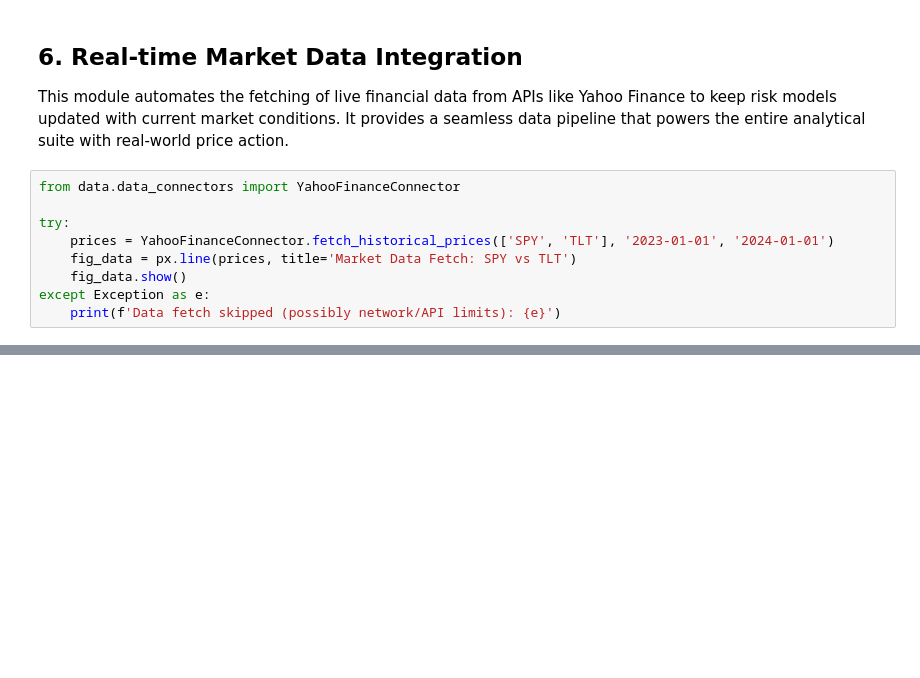
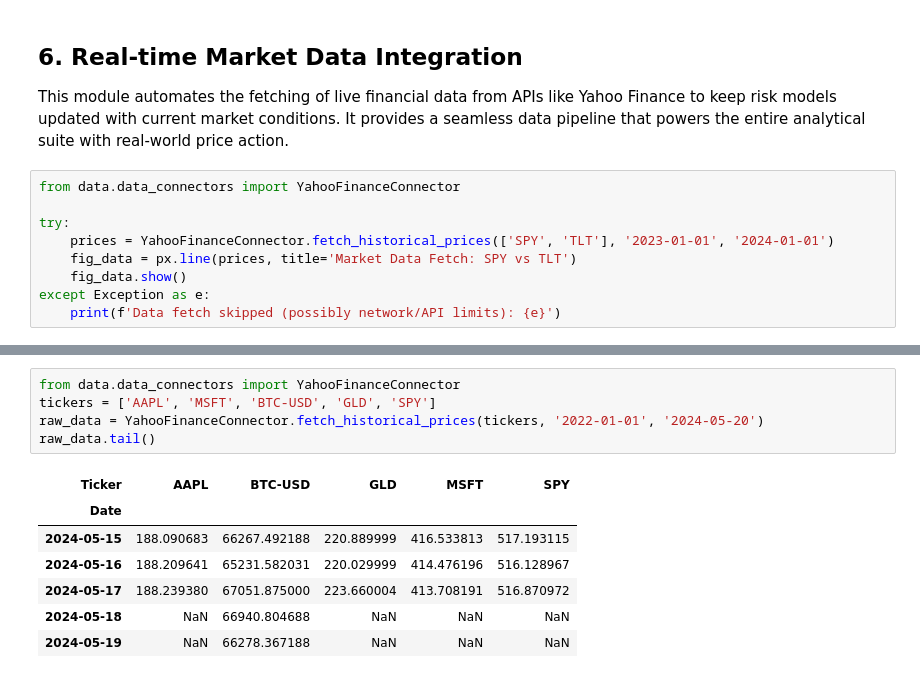
Before and after one commit to thompgt/quant-risk-core, a Jupyter notebook: risk_analysis_visuals.ipynb, the cells around one changed output, grey strips where cells are left out. Saved outputs shown, nothing was run; the diff lists cells and outputs as text; blank space fills up the shorter version.

```diff
--- a/risk_analysis_visuals.ipynb
+++ b/risk_analysis_visuals.ipynb
@@ -172,0 +179,13 @@ except Exception as e:
+# %%
+from data.data_connectors import YahooFinanceConnector
+tickers = ['AAPL', 'MSFT', 'BTC-USD', 'GLD', 'SPY']
+raw_data = YahooFinanceConnector.fetch_historical_prices(tickers, '2022-01-01', '2024-05-20')
+raw_data.tail()
+# %% [output]
+| Ticker | AAPL | BTC-USD | GLD | MSFT | SPY |
+| Date |  |  |  |  |  |
+| 2024-05-15 | 188.090683 | 66267.492188 | 220.889999 | 416.533813 | 517.193115 |
+| 2024-05-16 | 188.209641 | 65231.582031 | 220.029999 | 414.476196 | 516.128967 |
+| 2024-05-17 | 188.239380 | 67051.875000 | 223.660004 | 413.708191 | 516.870972 |
+| 2024-05-18 | NaN | 66940.804688 | NaN | NaN | NaN |
+| 2024-05-19 | NaN | 66278.367188 | NaN | NaN | NaN |
```
Also changed, not shown: parts of 18 cells of this notebook, 1 other file.
